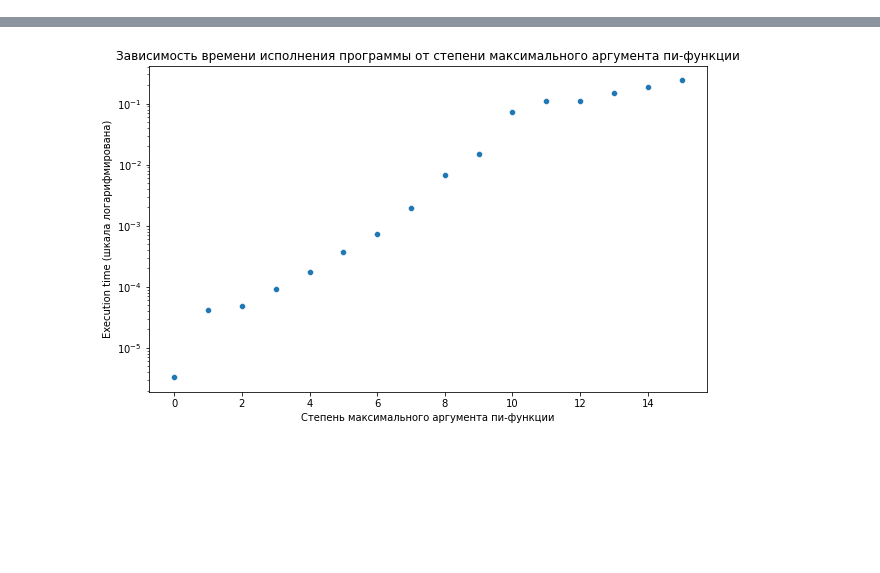
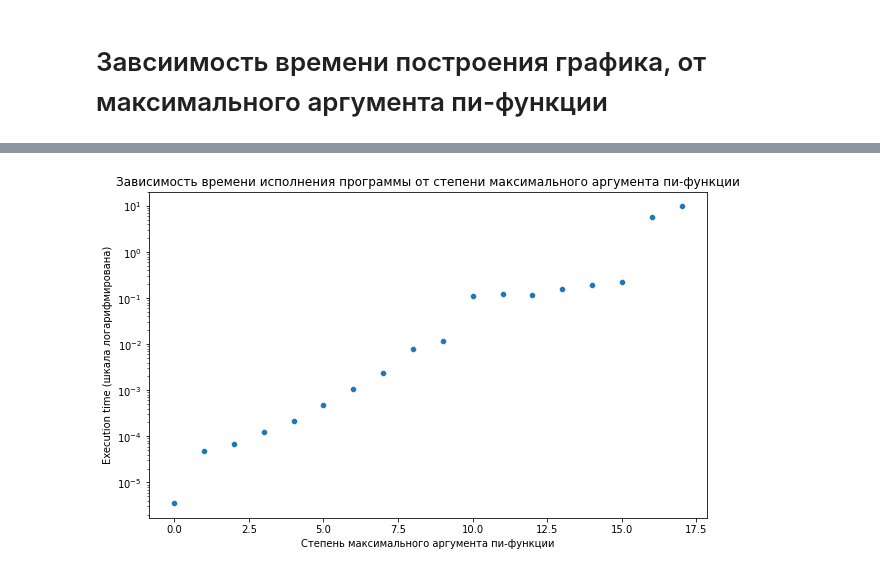
Before and after one commit to Twickitt/Pi-function-of-Fibonacci-and-Tribonacci-Nentrabonacci, a Jupyter notebook: Fibonacci_pi_func.ipynb, the cells around one changed output, grey strips where cells are left out. Drawn from its saved outputs; the diff is of its cells as text; code cells hidden in the pictures; blank space fills up the shorter version.

Commit message:
вторая версия
добавлен ступенчатый график пи-функции, добавлены комментарии в большую часть кода

```diff
--- a/Fibonacci_pi_func.ipynb
+++ b/Fibonacci_pi_func.ipynb
@@ -96,65 +153,8 @@ pi_func_plot(17)#18 possible but slow
+# %% [markdown]
+# Завсиимость времени построения графика, от максимального аргумента пи-функции
 # %%
-import seaborn as sns
-import matplotlib.pyplot as plt
-import pandas as pd
-import time
-
-def Fib_numbers_fill(supremum, Fib_array):
-    if supremum < 0:
-        return Fib_array
-    elif supremum < 1:
-        Fib_array.append(0)
-        return Fib_array
-    elif supremum < 2:
-        Fib_array.append(0)
-        Fib_array.append(1)
-        Fib_array.append(1)
-        return Fib_array
-    else:
-        Fib_array.append(0)
-        Fib_array.append(1)
-        Fib_array.append(1)
-        Fib_num_1 = 1
-        Fib_num_2 = 1
-        Fib_num = 2
-        while Fib_num <= supremum:
-            Fib_array.append(Fib_num)
-            Fib_num_1 = Fib_num_2
-            Fib_num_2 = Fib_num
-            Fib_num = Fib_num_1 + Fib_num_2
-
-        return Fib_array
-
-
-def is_a_prime_number(number):
-    if number <= 1 or isinstance(number, int) == False:
-        return False
-    is_prime = True
-
-    i = 2
-    while i * i <= number:
-        if number % i == 0:
-            is_prime = False
-            break
-        i += 1
-
-    return is_prime
-
-def count_primes(array):
-    count = 0
-
-    for i in range(len(array)):
-        if is_a_prime_number(array[i]):
-            count += 1
-
-    return count
-
-def Pi_func(x):
-    Fib_numbers = []
-    Fib_numbers = Fib_numbers_fill(x, Fib_numbers)
-    pi_F = count_primes(Fib_numbers)
-    return pi_F
-
+#Функция, производящаяя, все действия функции строящей график, кроме самого построения
+# и считающая затраченное время
 def pi_func_plot_time_measure(deg_max):
     start_time = time.time()
     x = []
@@ -174,7 +174,8 @@ def pi_func_plot_time_measure(deg_max):
 
 
 
-
+#Функция, которая строит зависимость времени выполнения построения графика пи-функции
+#от степени максимального его аргумента
 def plot_execution_time(deg_max):
     deg = []
     ex_time = []
@@ -200,5 +201,5 @@ def plot_execution_time(deg_max):
 
     plt.show()
 
-plot_execution_time(15)#16 - 5 сек, 17, 15 сек
+plot_execution_time(17)#16 - 5 сек, 17, 15 сек
 # %% [output]
@@ -221 +224 @@ plot_execution_time(15)#16 - 5 сек, 17, 15 сек
-[figure, old version]
+[figure, new version]
```
Also changed, not shown: parts of 5 cells of this notebook.
